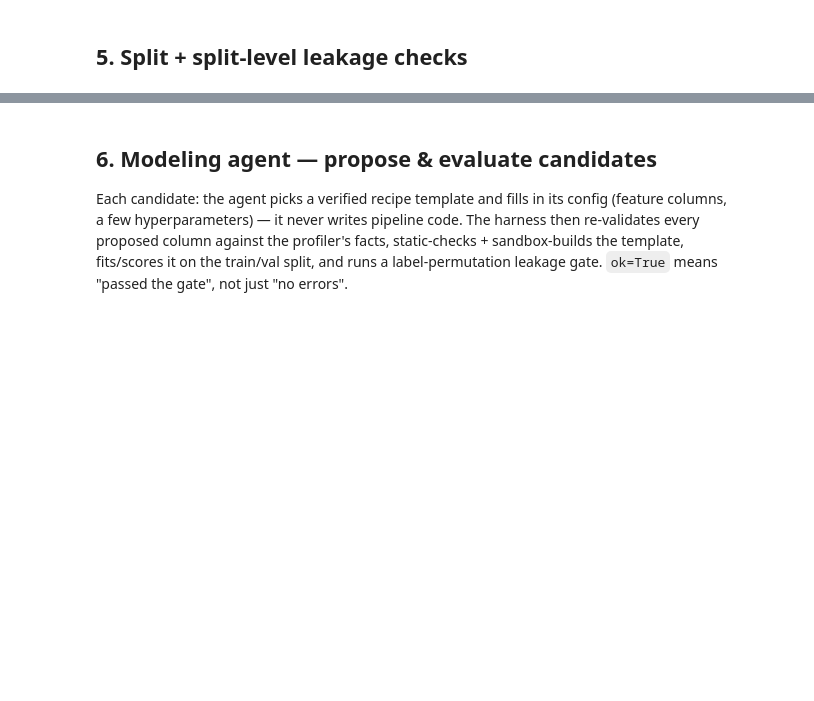
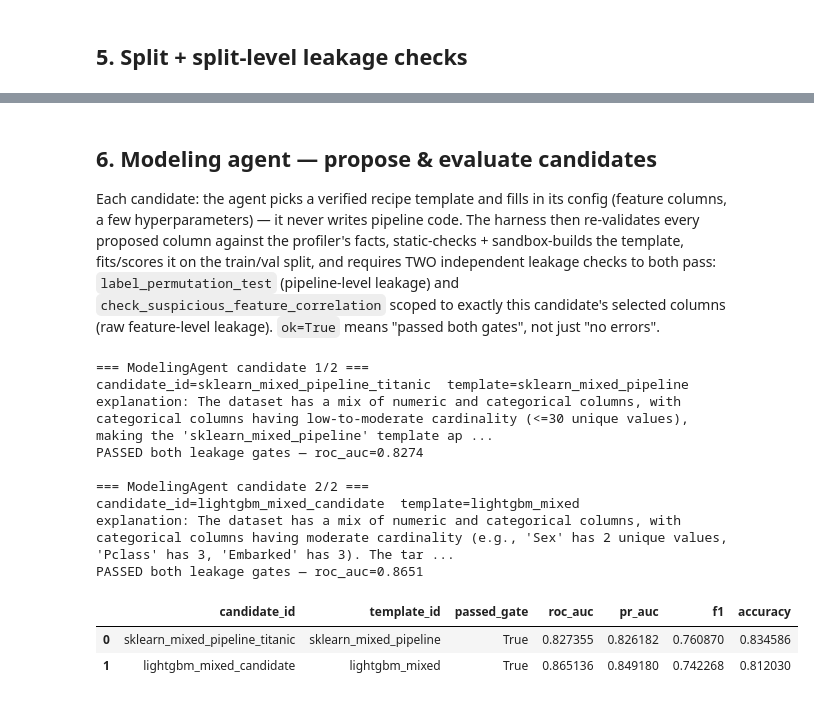
Before and after one commit to meaton96/agentic-ai-project, a Jupyter notebook: agentic-ml-classification/notebooks/end_to_end_pipeline.ipynb, the cells around one changed output, grey strips where cells are left out. Cells and saved outputs as stored; diff of their text form; code cells hidden in the pictures; blank space fills up the shorter version.

```diff
--- a/agentic-ml-classification/notebooks/end_to_end_pipeline.ipynb
+++ b/agentic-ml-classification/notebooks/end_to_end_pipeline.ipynb
@@ -210,51 +313,59 @@ Each candidate: the agent picks a verified recipe template and fills in
 its config (feature columns, a few hyperparameters) — it never writes
 pipeline code. The harness then re-validates every proposed column
 against the profiler's facts, static-checks + sandbox-builds the
-template, fits/scores it on the train/val split, and runs a
-label-permutation leakage gate. `ok=True` means "passed the gate", not
-just "no errors".
+template, fits/scores it on the train/val split, and requires TWO
+independent leakage checks to both pass: `label_permutation_test`
+(pipeline-level leakage) and `check_suspicious_feature_correlation`
+scoped to exactly this candidate's selected columns (raw feature-level
+leakage). `ok=True` means "passed both gates", not just "no errors".
 # %%
 metric_names = CONFIG["metrics"]
 primary_metric = metric_names[0]
 candidate_results = []
 tried_template_ids = []
-leaderboard_path = Path("artifacts/reports/leaderboard.jsonl")
 
 for i in range(CONFIG["max_candidates"]):
     print(f"\n=== ModelingAgent candidate {i + 1}/{CONFIG['max_candidates']} ===")
     step_result = run_modeling_step(
         full_df=loaded.df, X=loaded.X, y=loaded.y, target_column=target_column,
         group_column=group_column, time_column=time_column,
         train_idx=manifest.train_idx, val_idx=manifest.val_idx,
         client=client, model=default_model, metric_names=metric_names, seed=CONFIG["seed"],
         already_tried_template_ids=tried_template_ids,
         trace_fn=lambda r: trace(**r),
     )
     if step_result.template_id:
         tried_template_ids.append(step_result.template_id)
     candidate_results.append(step_result)
 
     print(f"candidate_id={step_result.candidate_id}  template={step_result.template_id}")
     if step_result.explanation:
         print(f"explanation: {step_result.explanation}")
 
     if step_result.ok:
-        print(f"PASSED leakage gate — {primary_metric}={step_result.metrics[primary_metric]['value']:.4f}")
-        append_leaderboard_entry(leaderboard_path, {
-            "run_id": run_id, "candidate": step_result.candidate_id,
-            "template_id": step_result.template_id, "source": "notebook",
-            "model": default_model, "split": "validation", "strategy": strategy,
-            "data_hash": loaded.data_hash, "seed": CONFIG["seed"], "metrics": step_result.metrics,
-        })
+        print(f"PASSED both leakage gates — {primary_metric}={step_result.metrics[primary_metric]['value']:.4f}")
     else:
-        print(f"REJECTED: {step_result.errors}")
+        print(f"REJECTED by harness gates: {step_result.errors}")
 
 rows = []
 for r in candidate_results:
     row = {"candidate_id": r.candidate_id, "template_id": r.template_id, "passed_gate": r.ok}
     if r.metrics:
         row.update({m: v["value"] for m, v in r.metrics.items()})
     rows.append(row)
 
 comparison_df = pd.DataFrame(rows)
 display(comparison_df)
+# %% [output]
+=== ModelingAgent candidate 1/2 ===
+candidate_id=sklearn_mixed_pipeline_titanic  template=sklearn_mixed_pipeline
+explanation: The dataset has a mix of numeric and categorical columns, with categorical columns having low-to-moderate cardinality (<=30 unique values), making the 'sklearn_mixed_pipeline' template ap ...
+PASSED both leakage gates — roc_auc=0.8274
+
+=== ModelingAgent candidate 2/2 ===
+candidate_id=lightgbm_mixed_candidate  template=lightgbm_mixed
+explanation: The dataset has a mix of numeric and categorical columns, with categorical columns having moderate cardinality (e.g., 'Sex' has 2 unique values, 'Pclass' has 3, 'Embarked' has 3). The tar ...
+PASSED both leakage gates — roc_auc=0.8651
+|  | candidate_id | template_id | passed_gate | roc_auc | pr_auc | f1 | accuracy |
+| 0 | sklearn_mixed_pipeline_titanic | sklearn_mixed_pipeline | True | 0.827355 | 0.826182 | 0.760870 | 0.834586 |
+| 1 | lightgbm_mixed_candidate | lightgbm_mixed | True | 0.865136 | 0.849180 | 0.742268 | 0.812030 |
```
Also changed, not shown: parts of 21 cells of this notebook, 10 other files.
